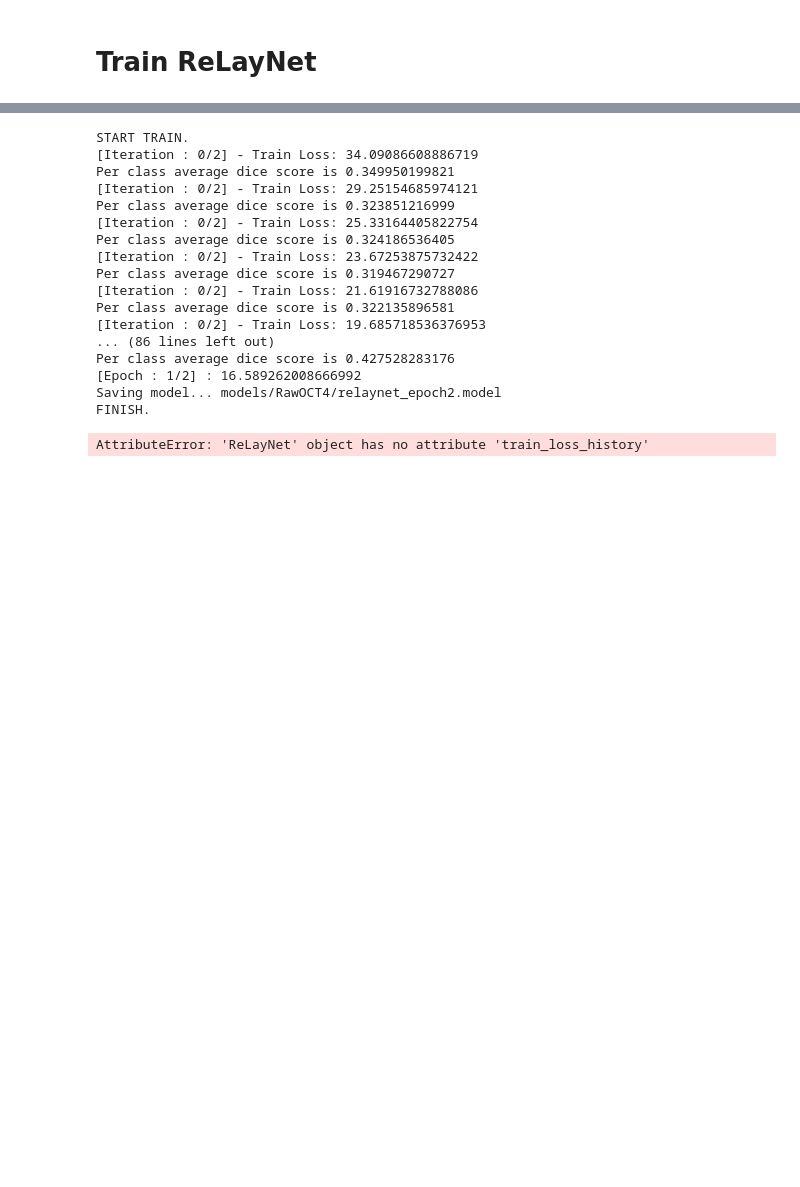
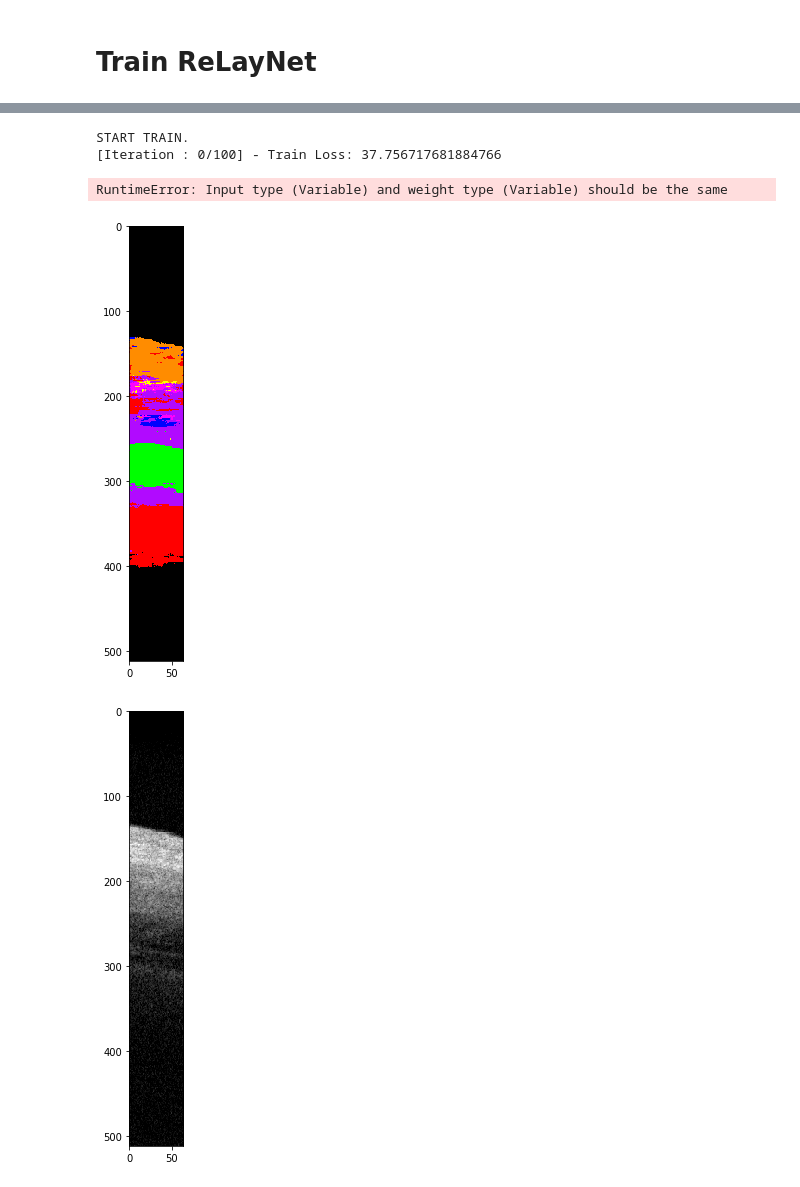
Before and after one commit to simasima121/relaynet_pytorch, a Jupyter notebook: Sim_Train_ReLayNet.ipynb, the cells around one changed output, grey strips where cells are left out. Cells and saved outputs as stored; diff of their text form; code cells hidden in the pictures; blank space fills up the shorter version.

```diff
--- a/Sim_Train_ReLayNet.ipynb
+++ b/Sim_Train_ReLayNet.ipynb
@@ -37,7 +40,7 @@ CUDA_LAUNCH_BLOCKING=1
 from relaynet_pytorch.relay_net import ReLayNet
 from relaynet_pytorch.solver import Solver
 
-bs = 20
+bs = 50
 wrkrs = 4
 train_loader = torch.utils.data.DataLoader(train_data, batch_size=bs, shuffle=True, num_workers=wrkrs)
 val_loader = torch.utils.data.DataLoader(test_data, batch_size=bs, shuffle=False, num_workers=wrkrs)
@@ -54,29 +57,15 @@ param ={
         'num_class':8
     }
 
-exp_dir_name = 'RawOCT4'
+exp_dir_name = 'RawOCTBenchmark/NotNormalised'
 
 relaynet_model = ReLayNet(param)
 solver = Solver(optim_args={"lr": 1e-2})
-solver.train(relaynet_model, train_loader, val_loader, log_nth=1, num_epochs=2, exp_dir_name=exp_dir_name)
+solver.train(relaynet_model, train_loader, val_loader, log_nth=1, num_epochs=100, exp_dir_name=exp_dir_name)
 # %% [output]
 START TRAIN.
-[Iteration : 0/2] - Train Loss: 34.09086608886719
-Per class average dice score is 0.349950199821
-[Iteration : 0/2] - Train Loss: 29.25154685974121
-Per class average dice score is 0.323851216999
-[Iteration : 0/2] - Train Loss: 25.33164405822754
-Per class average dice score is 0.324186536405
-[Iteration : 0/2] - Train Loss: 23.67253875732422
-Per class average dice score is 0.319467290727
-[Iteration : 0/2] - Train Loss: 21.61916732788086
-Per class average dice score is 0.322135896581
-[Iteration : 0/2] - Train Loss: 19.685718536376953
-... (86 lines left out)
-Per class average dice score is 0.427528283176
-[Epoch : 1/2] : 16.589262008666992
-Saving model... models/RawOCT4/relaynet_epoch2.model
-FINISH.
+[Iteration : 0/100] - Train Loss: 37.756717681884766
+RuntimeError: Input type (Variable) and weight type (Variable) should be the same
 # %%
 SEG_LABELS_LIST = [
 #     {"id": -1, "name": "void", "rgb_values": [0, 0, 0]},
@@ -106,20 +95,21 @@ def label_img_to_rgb(label_img):
 # %%
 import matplotlib.pyplot as plt
 import torch.nn.functional as F
 
-relaynet_model =  torch.load('models/RawOCT2/relaynet_epoch99.model')
+relaynet_model =  torch.load('models/RawOCTBenchmark/NotNormalised/relaynet_epoch30.model')
 
 out = relaynet_model(Variable(torch.Tensor(test_data.X[10:11]).cuda(),volatile=True))
 out = F.softmax(out,dim=1)
 max_val, idx = torch.max(out,1)
 idx = idx.data.cpu().numpy()
 idx = label_img_to_rgb(idx)
 plt.imshow(idx)
 plt.show()
 
 img_test = test_data.X[10:11]
 img_test = np.squeeze(img_test)
 plt.imshow(img_test)
 plt.show()
 # %% [output]
-AttributeError: 'ReLayNet' object has no attribute 'train_loss_history'
+[figure, added]
+[figure, added]
```
Also changed, not shown: parts of 2 cells of this notebook, 1 other file.
